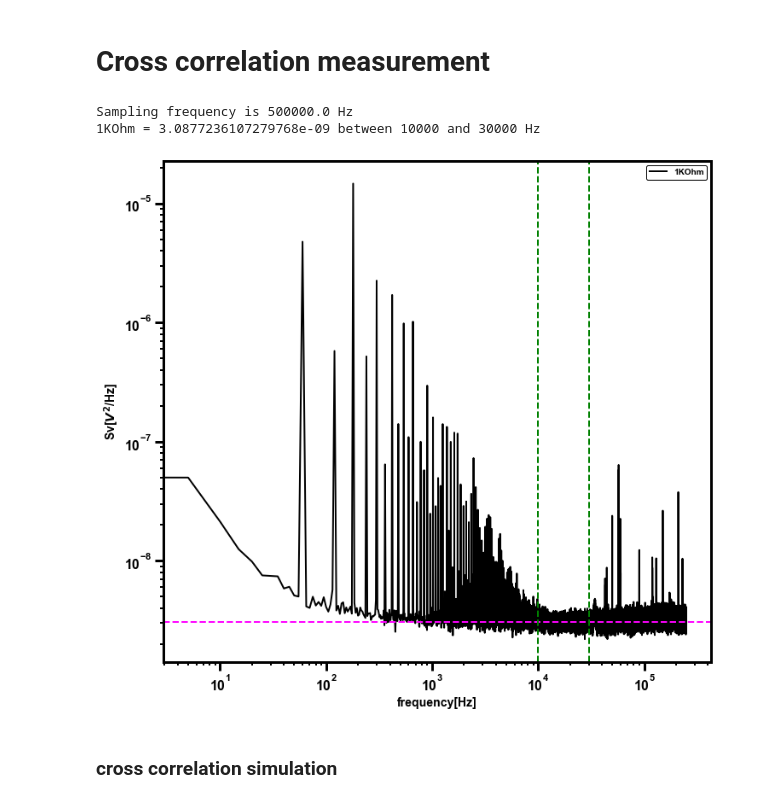
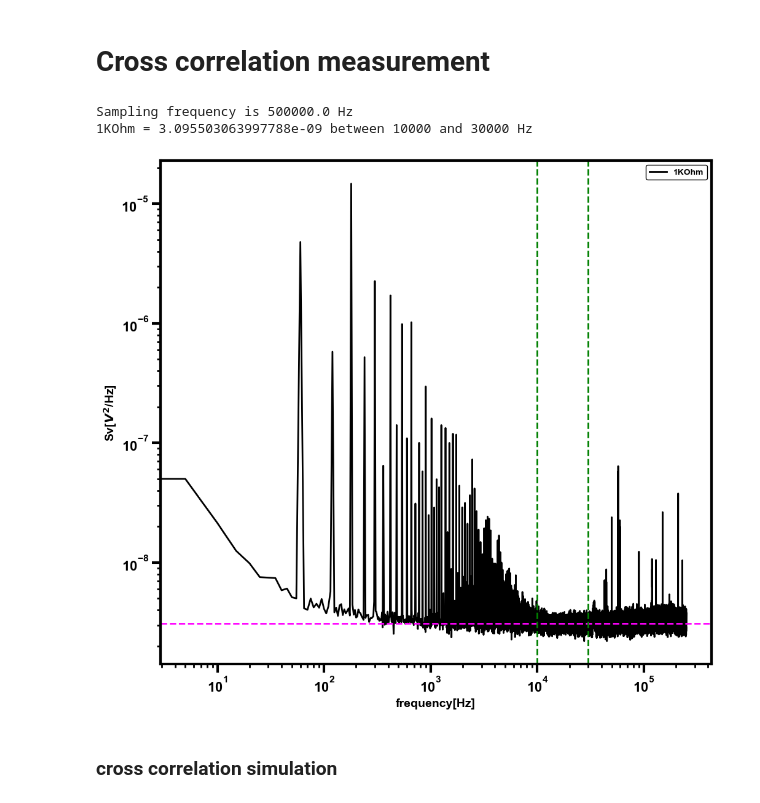
Before and after one commit to NikhilTilak/scripts, a Jupyter notebook: noise.ipynb, the cells around one changed output. Cells and saved outputs as stored; diff of their text form; code cells hidden in the pictures.

```diff
--- a/noise.ipynb
+++ b/noise.ipynb
@@ -411,36 +418,36 @@ for i in range(1,df_1.shape[1]):
     ac = correlation_nik_vectorized(V1,V2)
     Sv = np.absolute(fftshift(fft(ac)))
     Sv = 2*Sv[Sv.size//2:]
     Sv = Sv/fs
     Sv_list[:,i-1] = Sv
 
 Sv_mean = np.mean(Sv_list, axis=1)
 
 
 ###########plotting###########################################################
 
 f_lo = 10_000 # Hz
 f_hi = 30_000 # Hz
 label = f"{files[0].split('/')[-1].split('.')[0].split('_')[0]}"
 
-print(f"{label} = {np.median(Sv_mean[np.where((fwelch>f_lo) & (fwelch<f_hi))])} between {f_lo} and {f_hi} Hz")
+print(f"{label} = {np.mean(Sv_mean[np.where((fwelch>f_lo) & (fwelch<f_hi))])} between {f_lo} and {f_hi} Hz")
 fig, ax = plt.subplots(figsize=(10,9), constrained_layout=True)
 ax.plot(fwelch, Sv_mean, alpha=1, label = f"{label}")
-ax.axhline(np.median(Sv_mean[np.where((fwelch>f_lo) & (fwelch<f_hi))]), color='magenta', linestyle='--')
+ax.axhline(np.mean(Sv_mean[np.where((fwelch>f_lo) & (fwelch<f_hi))]), color='magenta', linestyle='--')
 ax.set_xlabel("frequency[Hz]")
 ax.set_ylabel("Sv[$V^2$/Hz]")
 ax.set_xscale('log')
 ax.set_yscale('log')
 # ax.set_ylim(1e-18,1e-9)
 # ax.set_xlim(1e0,fwelch.max())
 ax.axvline(f_hi, color='g', linestyle='--')
 ax.axvline(f_lo, color='g', linestyle='--')
 # ax.axhline(johnson_noise_psd(300,500_000), color='r', linestyle='--', label="Johnson noise")
 ax.legend()
 plt.show()
 # %% [output]
 Sampling frequency is 500000.0 Hz
-1KOhm = 3.0877236107279768e-09 between 10000 and 30000 Hz
+1KOhm = 3.095503063997788e-09 between 10000 and 30000 Hz
-[figure, old version]
+[figure, new version]
 # %% [markdown]
 ### cross correlation simulation
```
Also changed, not shown: parts of 5 cells of this notebook.
